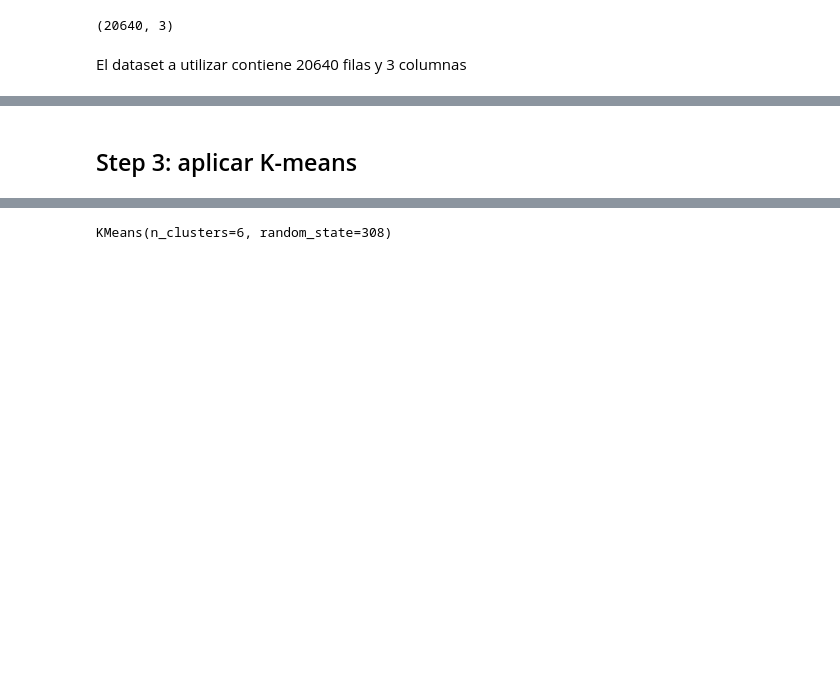
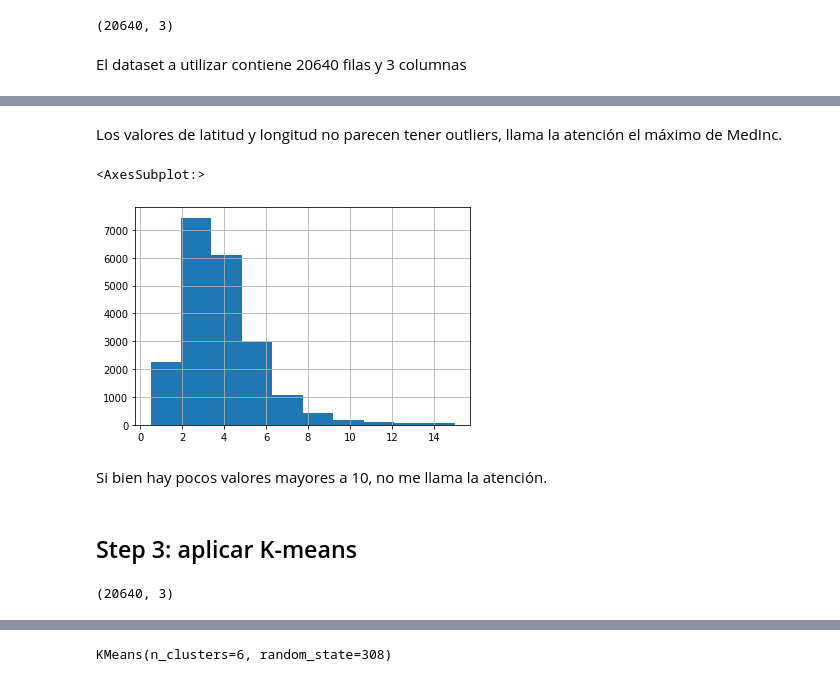
Before and after one commit to RominaGonella/K-means-Project-Tutorial, a Jupyter notebook: src/explore.ipynb, the cells around one changed output, grey strips where cells are left out. Saved outputs shown, nothing was run; the diff lists cells and outputs as text; code cells hidden in the pictures; blank space fills up the shorter version.

```diff
--- a/src/explore.ipynb
+++ b/src/explore.ipynb
@@ -91,2 +97,12 @@ El dataset a utilizar contiene 20640 filas y 3 columnas
+# %% [markdown]
+Los valores de latitud y longitud no parecen tener outliers, llama la atención el máximo de MedInc.
+# %%
+# miro histograma de MedInc
+df.MedInc.hist()
+# %% [output]
+<AxesSubplot:>
+[figure, added]
+# %% [markdown]
+Si bien hay pocos valores mayores a 10, no me llama la atención.
 # %% [markdown]
 ## Step 3: aplicar K-means
@@ -92,0 +113,4 @@ El dataset a utilizar contiene 20640 filas y 3 columnas
+# %%
+df_scaled.shape
+# %% [output]
+(20640, 3)
```
Also changed, not shown: parts of 17 cells of this notebook, 2 other files.
